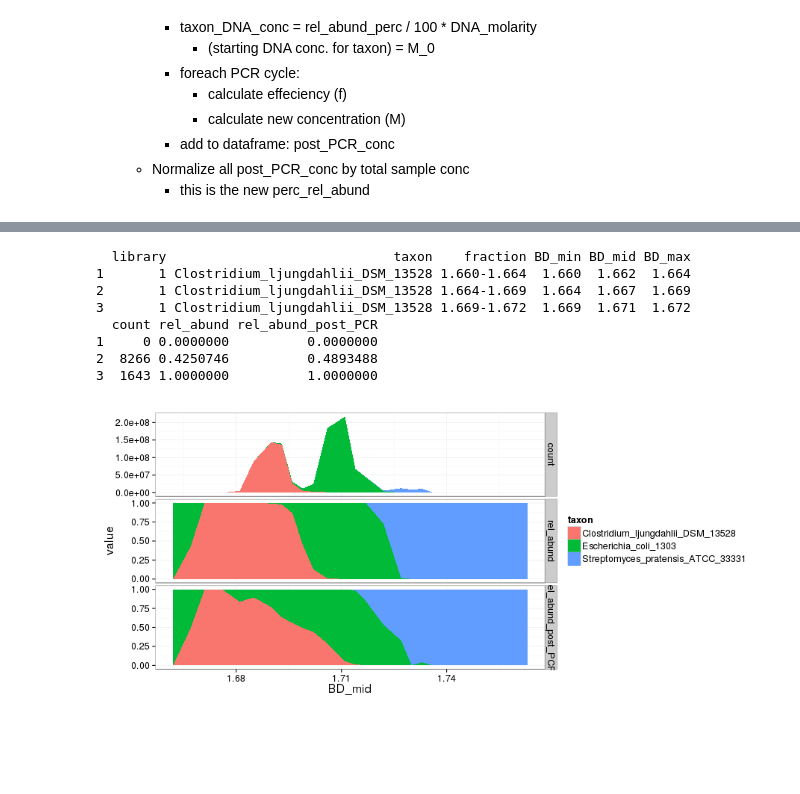
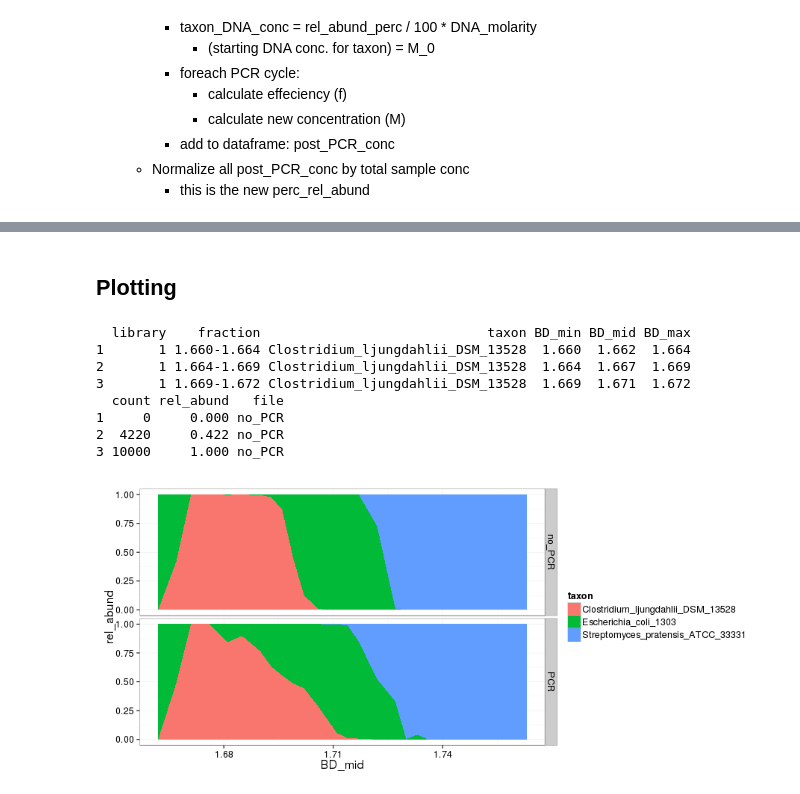
Before and after one commit to nick-youngblut/SIPSim, a Jupyter notebook: ipynb/sandbox/PCR_sim.ipynb, the cells around one changed output, grey strips where cells are left out. Cells and saved outputs as stored; diff of their text form; code cells hidden in the pictures; blank space fills up the shorter version.

```diff
--- a/ipynb/sandbox/PCR_sim.ipynb
+++ b/ipynb/sandbox/PCR_sim.ipynb
@@ -255,0 +319,10 @@ library taxon   fraction        BD_min  BD_mid  BD_max  count   rel_abund
+# %%
+otu_sub_file = 'OTU_abs1e9_sub.txt'
+
+!cd $workDir; \
+    SIPSim OTU_subsample \
+    $otuTableFile \
+    > $otu_sub_file
+
+!cd $workDir; \
+    head -n 4 $otu_sub_file
@@ -255,0 +336,10 @@ library taxon   fraction        BD_min  BD_mid  BD_max  count   rel_abund
+# %%
+otu_PCR_sub_file = 'OTU_abs1e9_PCR_sub.txt'
+
+!cd $workDir; \
+    SIPSim OTU_subsample \
+    $otu_PCR_file \
+    > $otu_PCR_sub_file
+
+!cd $workDir; \
+    head -n 4 $otu_PCR_sub_file
@@ -256,29 +351,33 @@ library taxon   fraction        BD_min  BD_mid  BD_max  count   rel_abund
+# %% [markdown]
+## Plotting
 # %%
-%%R -i workDir -i otu_PCR_file
+%%R -i workDir -i otu_sub_file -i otu_PCR_sub_file
 setwd(workDir)
 
-tbl.otu = read.delim(otu_PCR_file, sep='\t')
+tbl.otu1 = read.delim(otu_sub_file, sep='\t') %>%
+    mutate(file = 'no_PCR')
+tbl.otu2 = read.delim(otu_PCR_sub_file, sep='\t') %>%
+    mutate(file = 'PCR')
+tbl.otu = rbind(tbl.otu1, tbl.otu2)
 tbl.otu %>% head(n=3)
 # %% [output]
-  library                             taxon    fraction BD_min BD_mid BD_max
-1       1 Clostridium_ljungdahlii_DSM_13528 1.660-1.664  1.660  1.662  1.664
-2       1 Clostridium_ljungdahlii_DSM_13528 1.664-1.669  1.664  1.667  1.669
-3       1 Clostridium_ljungdahlii_DSM_13528 1.669-1.672  1.669  1.671  1.672
-  count rel_abund rel_abund_post_PCR
-1     0 0.0000000          0.0000000
-2  8266 0.4250746          0.4893488
-3  1643 1.0000000          1.0000000
+  library    fraction                             taxon BD_min BD_mid BD_max
+1       1 1.660-1.664 Clostridium_ljungdahlii_DSM_13528  1.660  1.662  1.664
+2       1 1.664-1.669 Clostridium_ljungdahlii_DSM_13528  1.664  1.667  1.669
+3       1 1.669-1.672 Clostridium_ljungdahlii_DSM_13528  1.669  1.671  1.672
+  count rel_abund   file
+1     0     0.000 no_PCR
+2  4220     0.422 no_PCR
+3 10000     1.000 no_PCR
 # %%
 %%R -w 900 -h 400
 
-tbl.otu.g = tbl.otu %>% gather('type', 'value', c(count, rel_abund, rel_abund_post_PCR))
-
-ggplot(tbl.otu.g, aes(BD_mid, value, fill=taxon)) +
+ggplot(tbl.otu, aes(BD_mid, rel_abund, fill=taxon)) +
     geom_area() +
-    facet_grid(type ~ ., scales='free_y') +
+    facet_grid(file ~ .) +
     theme_bw() +
     theme(
         text = element_text(size=16)
     )
 # %% [output]
-[figure, old version]
+[figure, new version]
```
Also changed, not shown: parts of 14 cells of this notebook, 4 other files.
